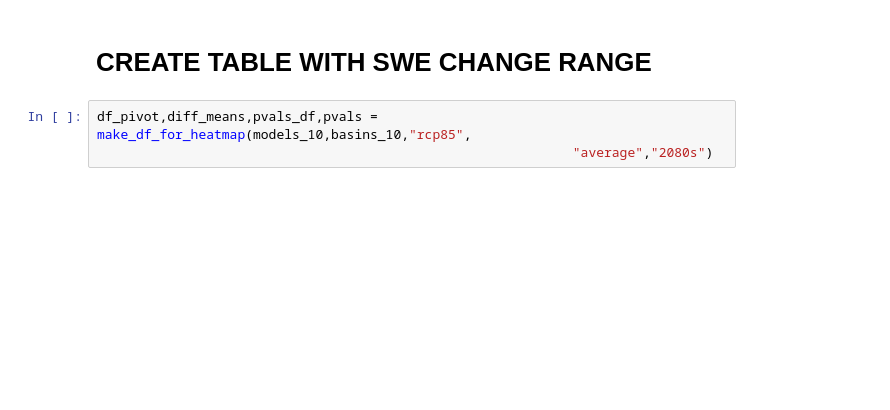
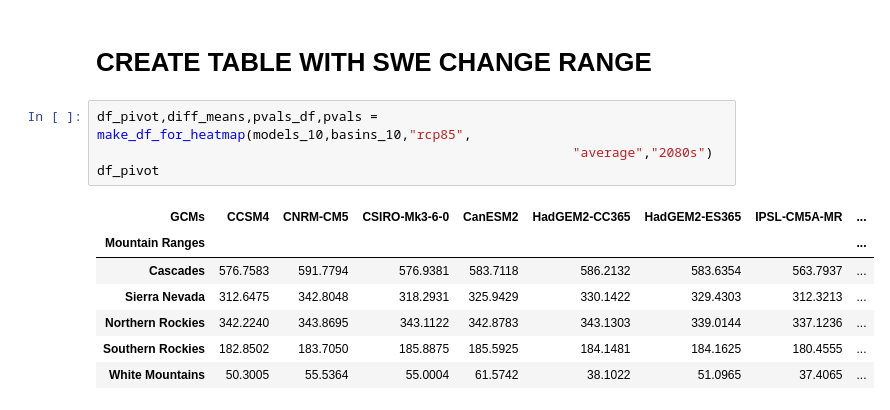
Before and after one commit to XUEYANZHANG9/IS_snowfire, a Jupyter notebook: plot_aggregate_swe.ipynb, the cells around one changed output. Saved outputs shown, nothing was run; the diff lists cells and outputs as text; blank space fills up the shorter version.

```diff
--- a/plot_aggregate_swe.ipynb
+++ b/plot_aggregate_swe.ipynb
@@ -344,6 +345,15 @@ plt.savefig(savepath,dpi=150)'''
 # %%
 df_pivot,diff_means,pvals_df,pvals = make_df_for_heatmap(models_10,basins_10,"rcp85",
                                                              "average","2080s")
+df_pivot
+# %% [output]
+| GCMs | CCSM4 | CNRM-CM5 | CSIRO-Mk3-6-0 | CanESM2 | HadGEM2-CC365 | HadGEM2-ES365 | IPSL-CM5A-MR | ... |
+| Mountain Ranges |  |  |  |  |  |  |  | ... |
+| Cascades | 576.7583 | 591.7794 | 576.9381 | 583.7118 | 586.2132 | 583.6354 | 563.7937 | ... |
+| Sierra Nevada | 312.6475 | 342.8048 | 318.2931 | 325.9429 | 330.1422 | 329.4303 | 312.3213 | ... |
+| Northern Rockies | 342.2240 | 343.8695 | 343.1122 | 342.8783 | 343.1303 | 339.0144 | 337.1236 | ... |
+| Southern Rockies | 182.8502 | 183.7050 | 185.8875 | 185.5925 | 184.1481 | 184.1625 | 180.4555 | ... |
+| White Mountains | 50.3005 | 55.5364 | 55.0004 | 61.5742 | 38.1022 | 51.0965 | 37.4065 | ... |
 # %%
 print("Sierra Nevada: average: %.2f, min: %.2f, max: %.2f" % (df_pivot.values[1,:].mean(),
                                                               np.abs(df_pivot.values[1,:]).min(),
```
Also changed, not shown: parts of 3 cells of this notebook.
